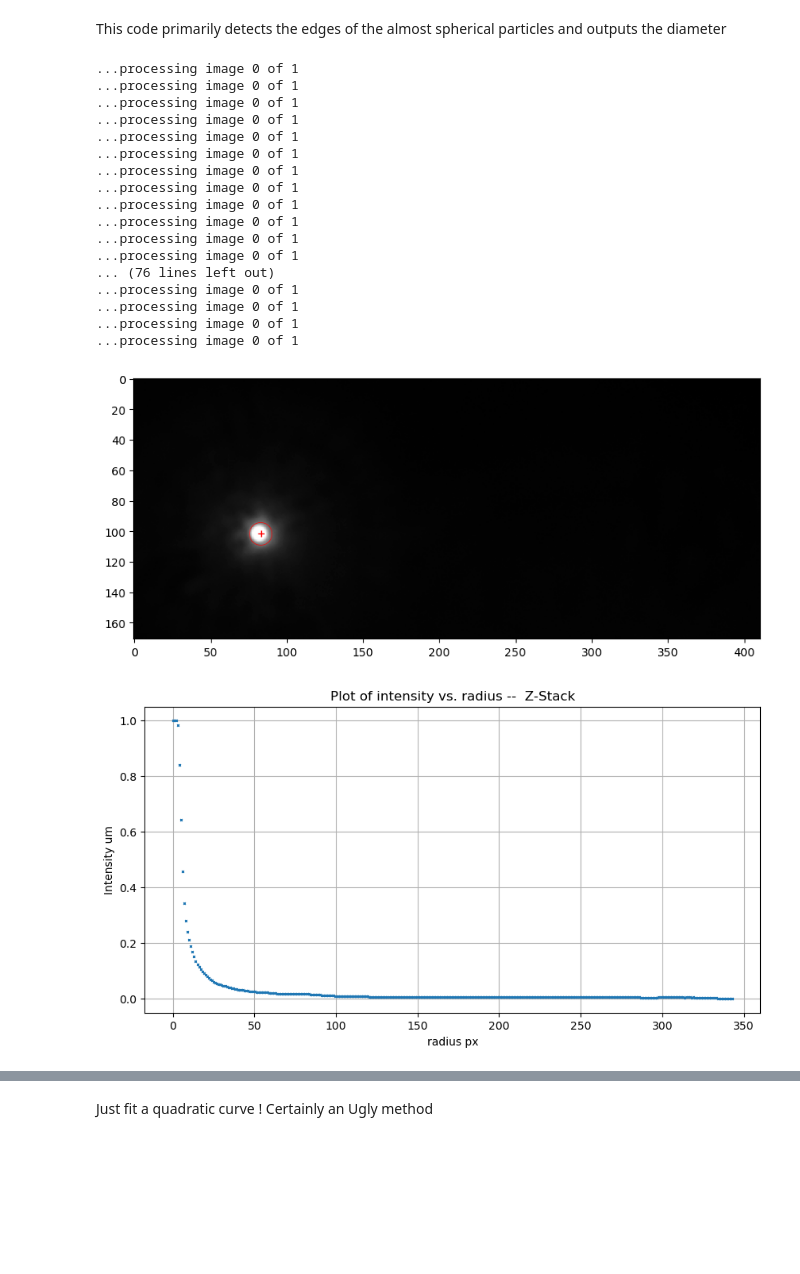
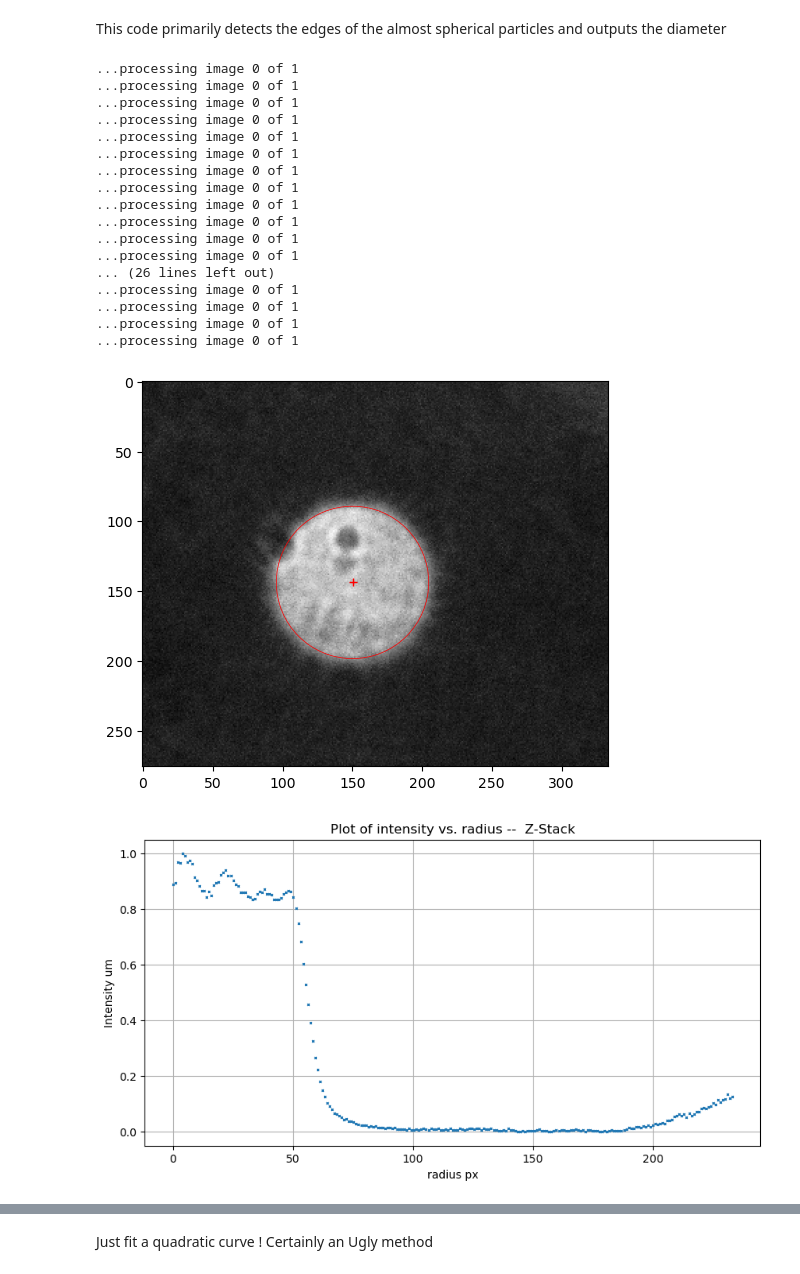
Before and after one commit to pamud-akalanka/FSVPy, a Jupyter notebook: SyntheticStreaks/calibration.ipynb, the cells around one changed output, grey strips where cells are left out. Drawn from its saved outputs; the diff is of its cells as text; code cells hidden in the pictures; blank space fills up the shorter version.

```diff
--- a/SyntheticStreaks/calibration.ipynb
+++ b/SyntheticStreaks/calibration.ipynb
@@ -30,9 +30,10 @@ def conv_gray(frame):
     one_channel = frame[:,:,1]
     return one_channel
 
-frames =(pims.open('D:/Lab_Data_Akalanka/Cropped_0.25umstep_325nmpx/*.tif'))
-img = frames[125:217]
-
+#frames =(pims.open('D:/Lab_Data_Akalanka/Cropped_0.25umstep_325nmpx/*.tif'))
+frames =(pims.open('D:/Lab_Data_Akalanka/2024_06_29/cropped/*.tif'))
+#img = frames[125:217]
+img = frames[:]
 #fun.see_contour(img[95],True)
 # %%
 def Get_Center(img,frameStart, frameEnd, plott):
@@ -89,29 +90,29 @@ for i, frame in enumerate(img):
 ...processing image 0 of 1
 ...processing image 0 of 1
 ...processing image 0 of 1
-... (76 lines left out)
+... (26 lines left out)
 ...processing image 0 of 1
 ...processing image 0 of 1
 ...processing image 0 of 1
 ...processing image 0 of 1
 # %%
-reqrd =91
+reqrd =1
 plot_frame(img[reqrd],centerx[reqrd],centery[reqrd],radius[reqrd])
 
 
 fig, ax = plt.subplots()
 xaxis = np.linspace(0,len(radial_profiles[reqrd][:]),len(radial_profiles[reqrd][:]))   #re-shifting to make lowest diameter zero
 ax.plot(xaxis,radial_profiles[reqrd][:],'x',markersize=2)
 
 #-----From here on its plotting----
 #ax.plot(frames, l, ls='--',c='r',linewidth=2)
 plt.xlabel('radius px')
 plt.ylabel('Intensity um')
 plt.title('Plot of intensity vs. radius --  Z-Stack')
 plt.grid()
 # %% [output]
-[figure, old version]
+[figure, new version]
-[figure, old version]
+[figure, new version]
 # %%
 
 
```
Also changed, not shown: parts of 4 cells of this notebook, 4 other files.
